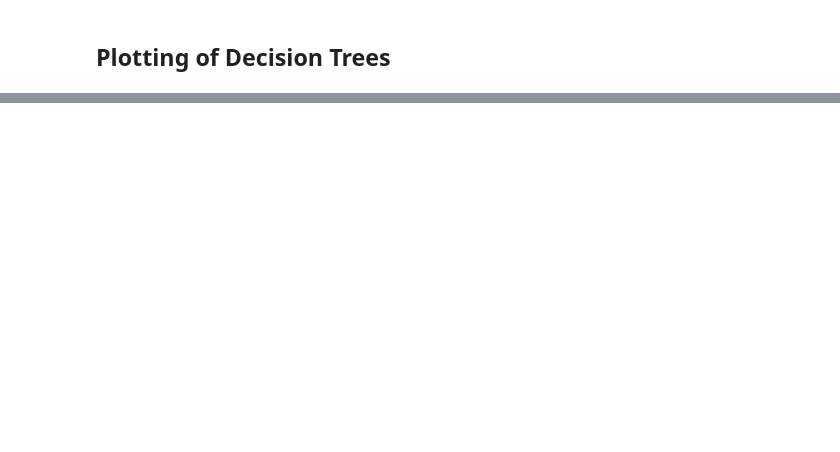
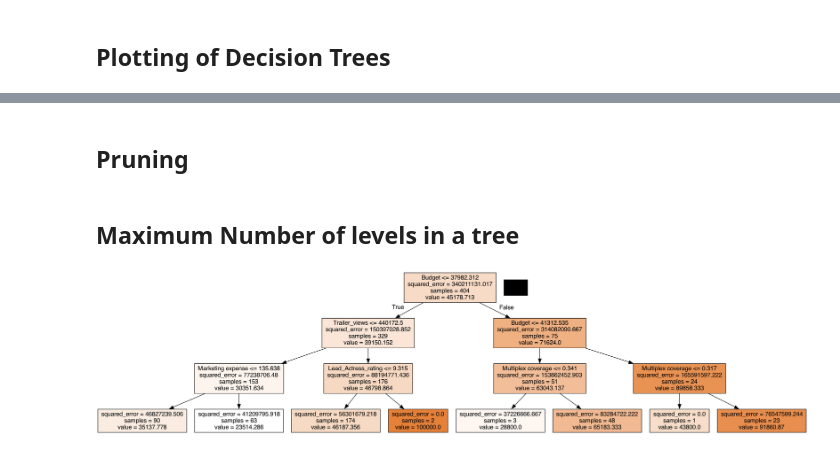
Before and after one commit to Nanda-Kiran-Royal/ML_practice, a Jupyter notebook: Decision_Tree.ipynb, the cells around one changed output, grey strips where cells are left out. Drawn from its saved outputs; the diff is of its cells as text; code cells hidden in the pictures; blank space fills up the shorter version.

Commit message:
Decision_Tree

```diff
--- a/Decision_Tree.ipynb
+++ b/Decision_Tree.ipynb
@@ -187,0 +188,13 @@ Image(graph.create_png())
+# %% [markdown]
+## Pruning
+# %% [markdown]
+## Maximum Number of levels in a tree
+# %%
+from sklearn.tree import DecisionTreeRegressor
+regtree1 = DecisionTreeRegressor(max_depth=3)
+regtree1.fit(X_train,y_train)
+dot_data = tree.export_graphviz(regtree1,feature_names=X_train.columns,filled=True)
+graph = pydotplus.graph_from_dot_data(dot_data)
+Image(graph.create_png())
+# %% [output]
+[figure, added]
```
Also changed, not shown: parts of 78 cells of this notebook, 1 other file.
